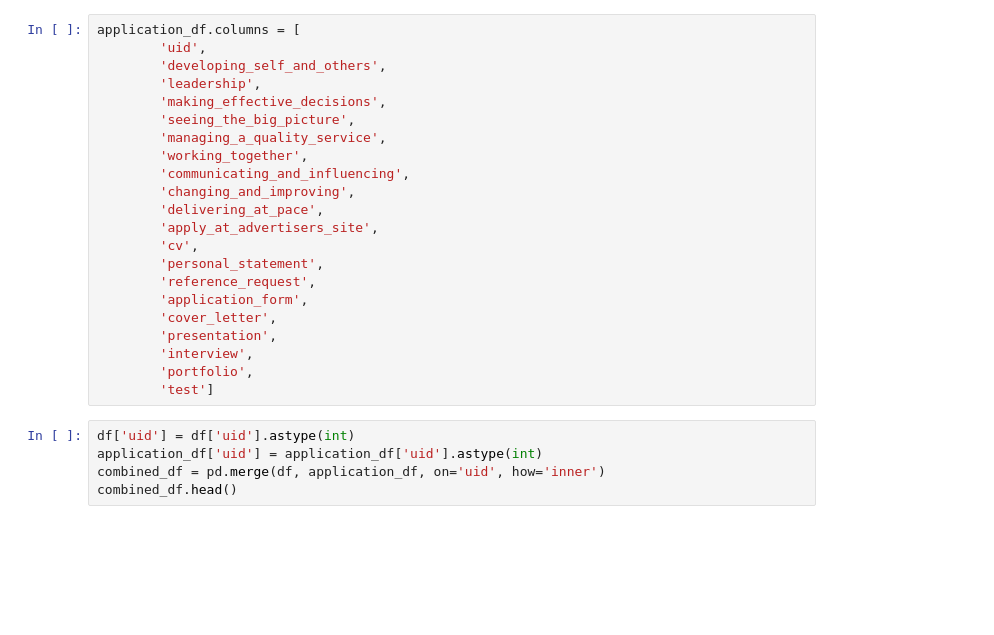
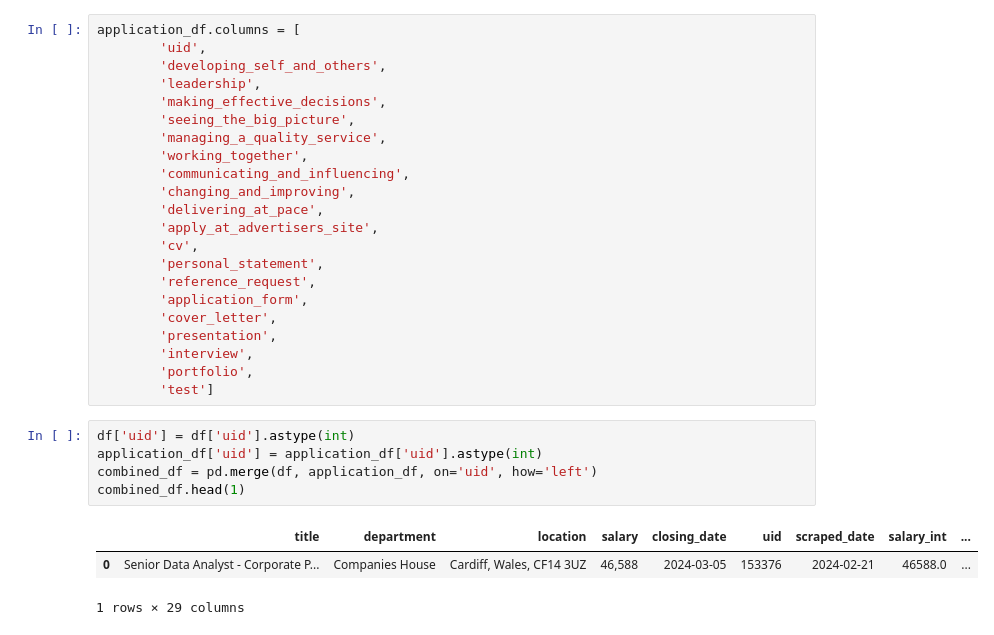
Before and after one commit to CalMckenzieUK/csj-data, a Jupyter notebook: analysis/notebooks/march_2024.ipynb, the cells around one changed output. Cells and saved outputs as stored; diff of their text form; blank space fills up the shorter version.

```diff
--- a/analysis/notebooks/march_2024.ipynb
+++ b/analysis/notebooks/march_2024.ipynb
@@ -145,5 +155,9 @@ application_df.columns = [
 # %%
 df['uid'] = df['uid'].astype(int)
 application_df['uid'] = application_df['uid'].astype(int)
-combined_df = pd.merge(df, application_df, on='uid', how='inner')
-combined_df.head()
+combined_df = pd.merge(df, application_df, on='uid', how='left')
+combined_df.head(1)
+# %% [output]
+|  | title | department | location | salary | closing_date | uid | scraped_date | salary_int | ... |
+| 0 | Senior Data Analyst - Corporate P... | Companies House | Cardiff, Wales, CF14 3UZ | 46,588 | 2024-03-05 | 153376 | 2024-02-21 | 46588.0 | ... |
+1 rows × 29 columns
```
Also changed, not shown: parts of 7 cells of this notebook, 3 other files.
